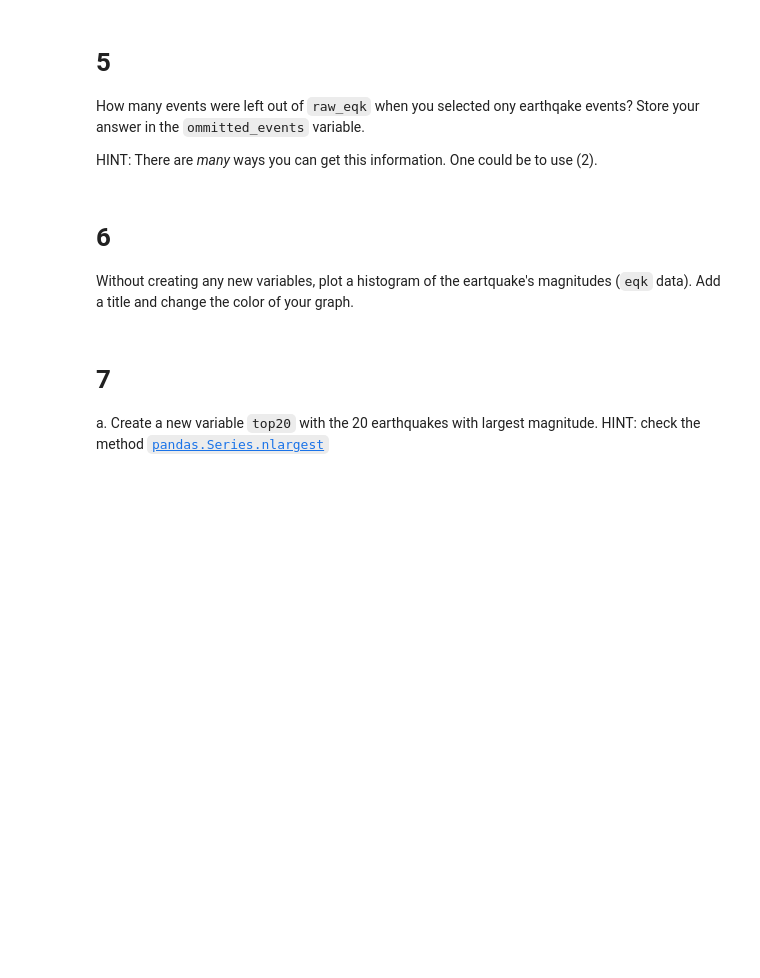
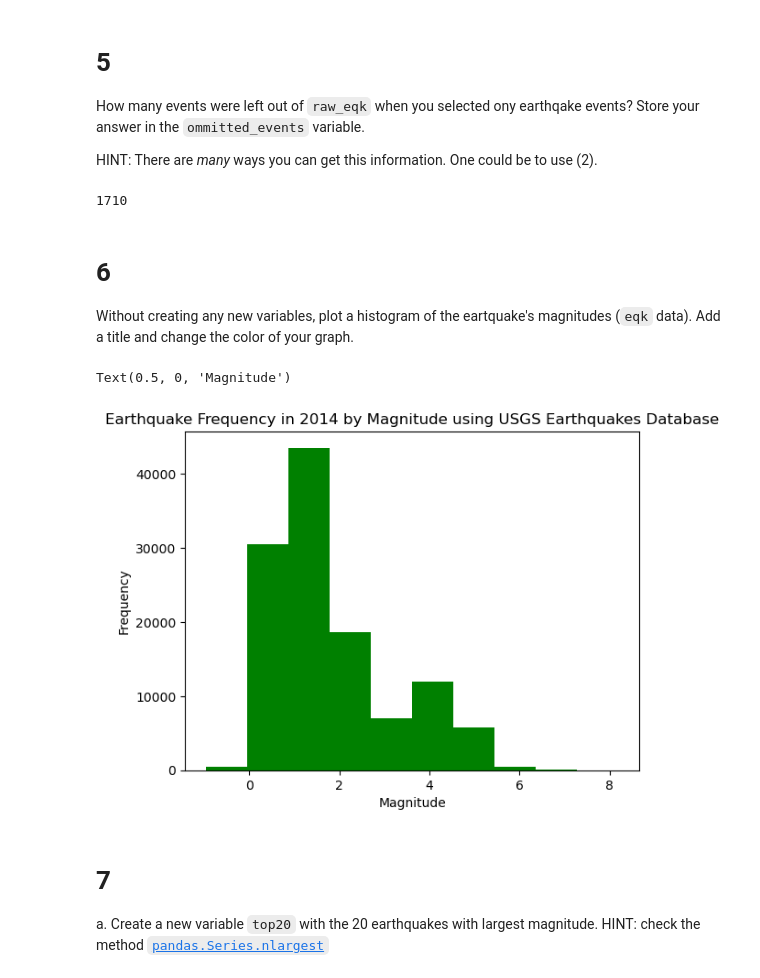
Before and after one commit to katleyq/eds220-hwk1, a Jupyter notebook: hwk1-task3-earthquakes.ipynb, the cells around one changed output. Cells and saved outputs as stored; diff of their text form; code cells hidden in the pictures; blank space fills up the shorter version.

```diff
--- a/hwk1-task3-earthquakes.ipynb
+++ b/hwk1-task3-earthquakes.ipynb
@@ -110,3 +110,6 @@ eqk = ...
+# %%
+# Select rows of raw_eqk where 'type' is 'earthquake' and set the index of dataframe to the 'id' column
+eqk = raw_eqk[raw_eqk['type'] == 'earthquake'].set_index('id')
 # %%
 # View the dataframe
 eqk
@@ -132,8 +151,23 @@ omitted_events = ...
+# %%
+# Subtract the number of rows in raw_eqk from number of rows in eqk
+omitted_events = raw_eqk.shape[0] - eqk.shape[0]
+# %% [output]
+1710
 # %% [markdown]
 <!-- BEGIN QUESTION -->
 
 # 6
 Without creating any new variables, plot a histogram of the eartquake's magnitudes (`eqk` data). Add a title and change the color of your graph.
+# %%
+# Create a histogram plot for the 'mag' column of eqk. Set a title and change color of bars to green. Relabel x axis to "Magnitude"
+(eqk['mag']
+    .plot(kind = 'hist',
+       title = 'Earthquake Frequency in 2014 by Magnitude using USGS Earthquakes Database',
+       color = 'Green')
+    .set_xlabel('Magnitude'))
+# %% [output]
+Text(0.5, 0, 'Magnitude')
+[figure, added]
 # %% [markdown]
 <!-- END QUESTION -->
 
```
Also changed, not shown: parts of 19 cells of this notebook, 1 other file.
